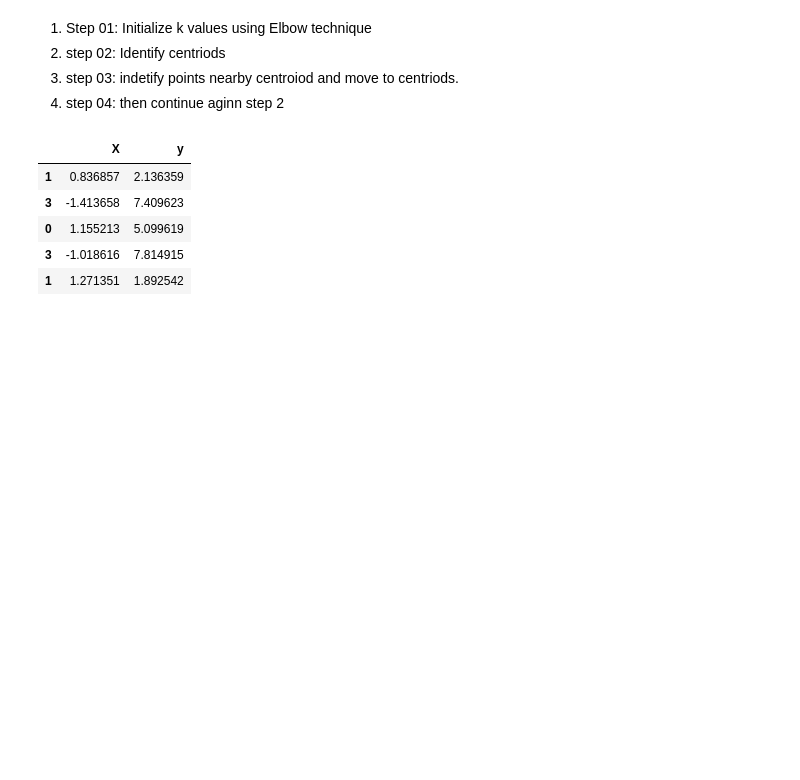
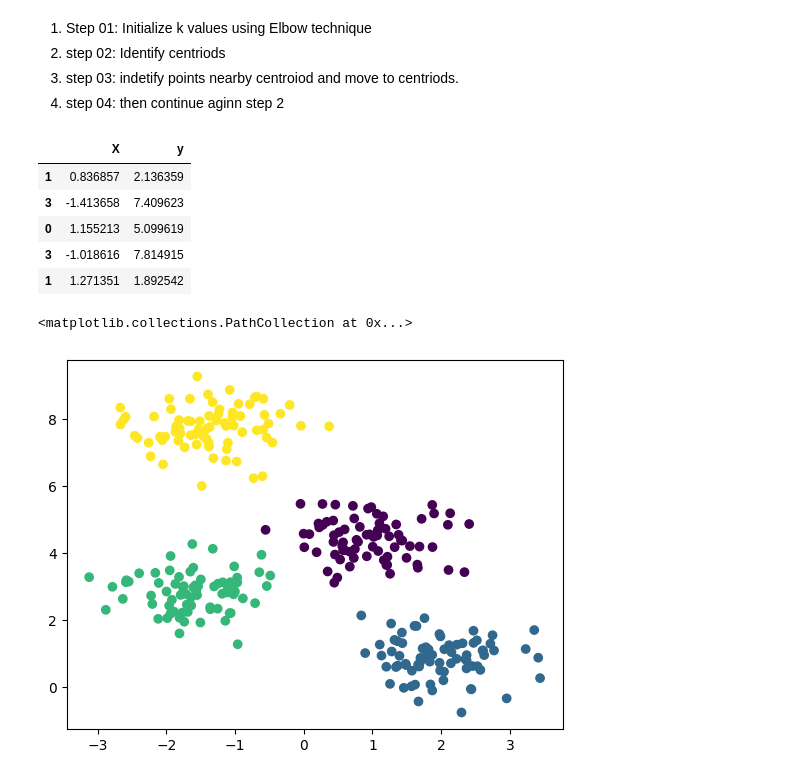
Before and after one commit to subenakhatun/Data-Science, a Jupyter notebook: MachineLearningTheory/cluster/cluster.ipynb, the cells around one changed output. Saved outputs shown, nothing was run; the diff lists cells and outputs as text; code cells hidden in the pictures; blank space fills up the shorter version.

```diff
--- a/MachineLearningTheory/cluster/cluster.ipynb
+++ b/MachineLearningTheory/cluster/cluster.ipynb
@@ -51,3 +51,8 @@ df.head()
 | 0 | 1.155213 | 5.099619 |
 | 3 | -1.018616 | 7.814915 |
 | 1 | 1.271351 | 1.892542 |
+# %%
+plt.scatter(df[['X']],df['y'],c=y)
+# %% [output]
+<matplotlib.collections.PathCollection at 0x...>
+[figure, added]
```
